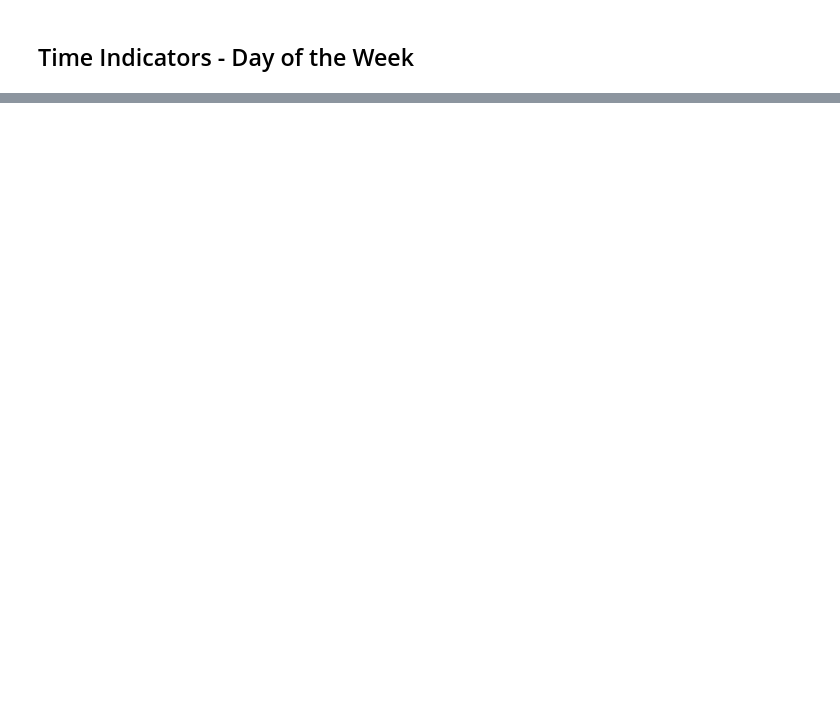
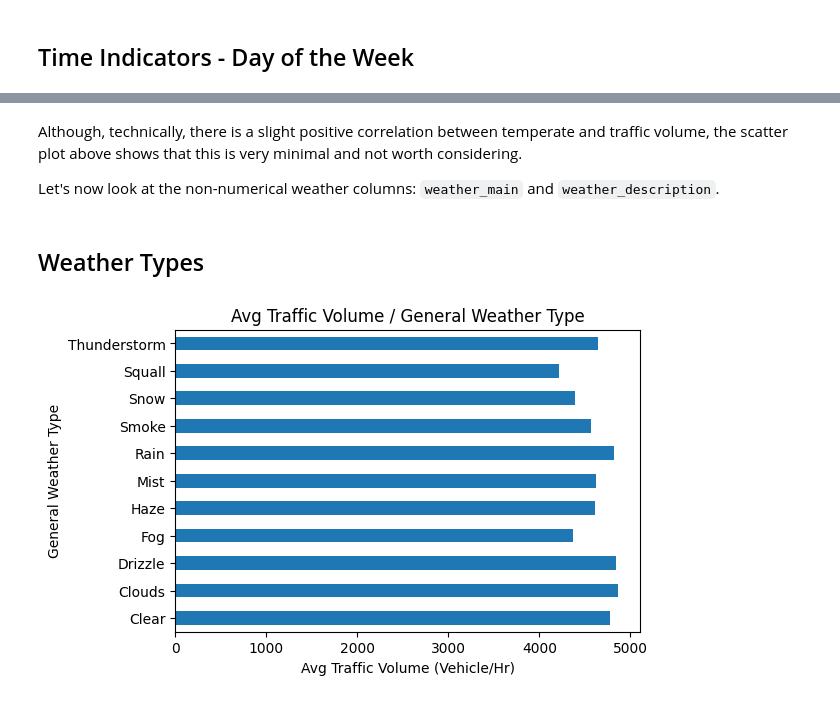
Before and after one commit to matt-heyda/Finding-Heavy-Traffic-Indicators-on-I-94, a Jupyter notebook: Finding Heavy Traffic Indicators on I-94.ipynb, the cells around one changed output, grey strips where cells are left out. Drawn from its saved outputs; the diff is of its cells as text; code cells hidden in the pictures; blank space fills up the shorter version.

```diff
--- a/Finding Heavy Traffic Indicators on I-94.ipynb
+++ b/Finding Heavy Traffic Indicators on I-94.ipynb
@@ -221,0 +300,19 @@ Knowing this information, we can deduce that this result was an anomaly, and ass
+# %% [markdown]
+Although, technically, there is a slight positive correlation between temperate and traffic volume, the scatter plot above shows that this is very minimal and not worth considering.
+
+Let's now look at the non-numerical weather columns: `weather_main` and `weather_description`.
+# %% [markdown]
+## Weather Types
+# %%
+## Calculating the average traffic volume associated with each unique value in the two columns ##
+
+by_weather_main = day_time.groupby("weather_main").mean()
+by_weather_description = day_time.groupby("weather_description").mean()
+# %%
+by_weather_main["traffic_volume"].plot.barh()
+plt.title("Avg Traffic Volume / General Weather Type")
+plt.xlabel("Avg Traffic Volume (Vehicle/Hr)")
+plt.ylabel("General Weather Type")
+plt.show()
+# %% [output]
+[figure, added]
```
Also changed, not shown: parts of 19 cells of this notebook.
